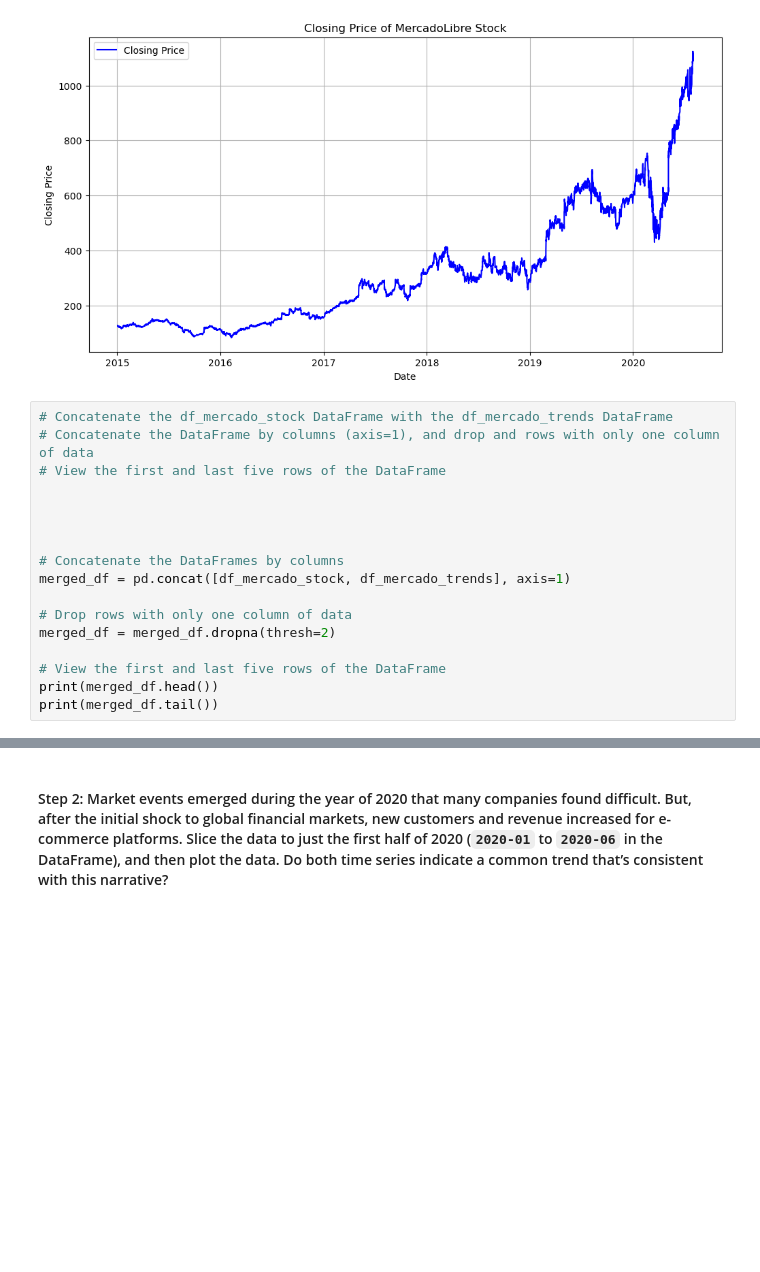
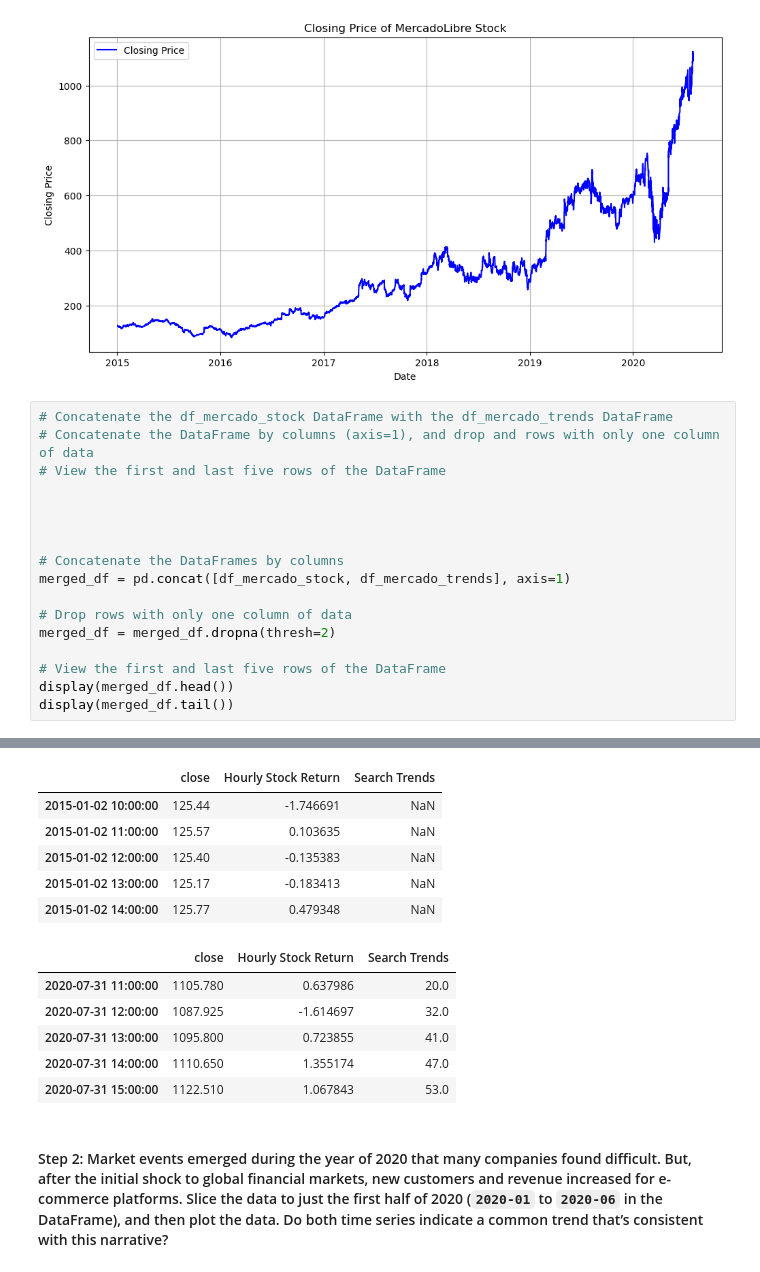
Before and after one commit to McKala1/prophet-challenge, a Jupyter notebook: forecasting_net_prophet.ipynb, the cells around one changed output, grey strips where cells are left out. Cells and saved outputs as stored; diff of their text form; blank space fills up the shorter version.

```diff
--- a/forecasting_net_prophet.ipynb
+++ b/forecasting_net_prophet.ipynb
@@ -301,6 +301,6 @@ merged_df = pd.concat([df_mercado_stock, df_mercado_trends], axis=1)
 merged_df = merged_df.dropna(thresh=2)
 
 # View the first and last five rows of the DataFrame
-print(merged_df.head())
-print(merged_df.tail())
+display(merged_df.head())
+display(merged_df.tail())
 # %% [output]
@@ -319,3 +307,15 @@ print(merged_df.tail())
+|  | close | Hourly Stock Return | Search Trends |
+| 2015-01-02 10:00:00 | 125.44 | -1.746691 | NaN |
+| 2015-01-02 11:00:00 | 125.57 | 0.103635 | NaN |
+| 2015-01-02 12:00:00 | 125.40 | -0.135383 | NaN |
+| 2015-01-02 13:00:00 | 125.17 | -0.183413 | NaN |
+| 2015-01-02 14:00:00 | 125.77 | 0.479348 | NaN |
+|  | close | Hourly Stock Return | Search Trends |
+| 2020-07-31 11:00:00 | 1105.780 | 0.637986 | 20.0 |
+| 2020-07-31 12:00:00 | 1087.925 | -1.614697 | 32.0 |
+| 2020-07-31 13:00:00 | 1095.800 | 0.723855 | 41.0 |
+| 2020-07-31 14:00:00 | 1110.650 | 1.355174 | 47.0 |
+| 2020-07-31 15:00:00 | 1122.510 | 1.067843 | 53.0 |
 # %% [markdown]
 #### Step 2: Market events emerged during the year of 2020 that many companies found difficult. But, after the initial shock to global financial markets, new customers and revenue increased for e-commerce platforms. Slice the data to just the first half of 2020 (`2020-01` to `2020-06` in the DataFrame), and then plot the data. Do both time series indicate a common trend that’s consistent with this narrative?
 # %%
```
Also changed, not shown: parts of 10 cells of this notebook.
